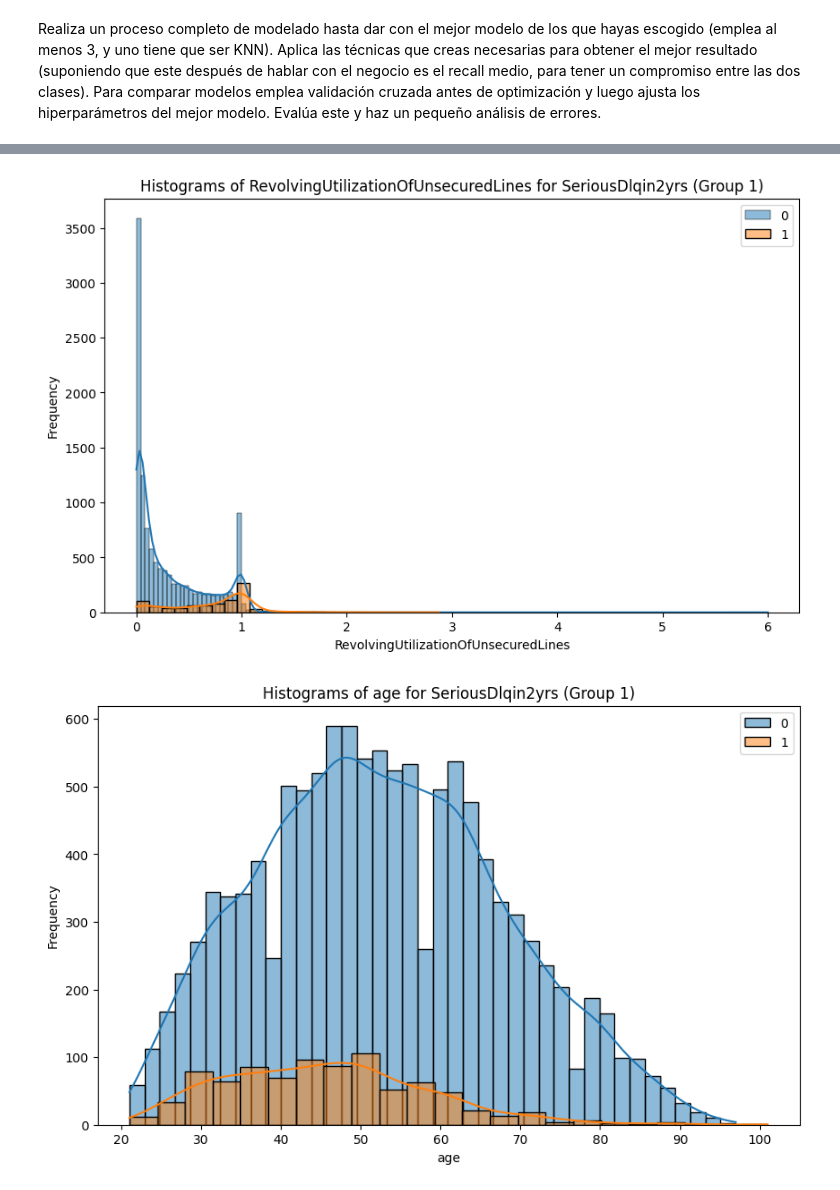
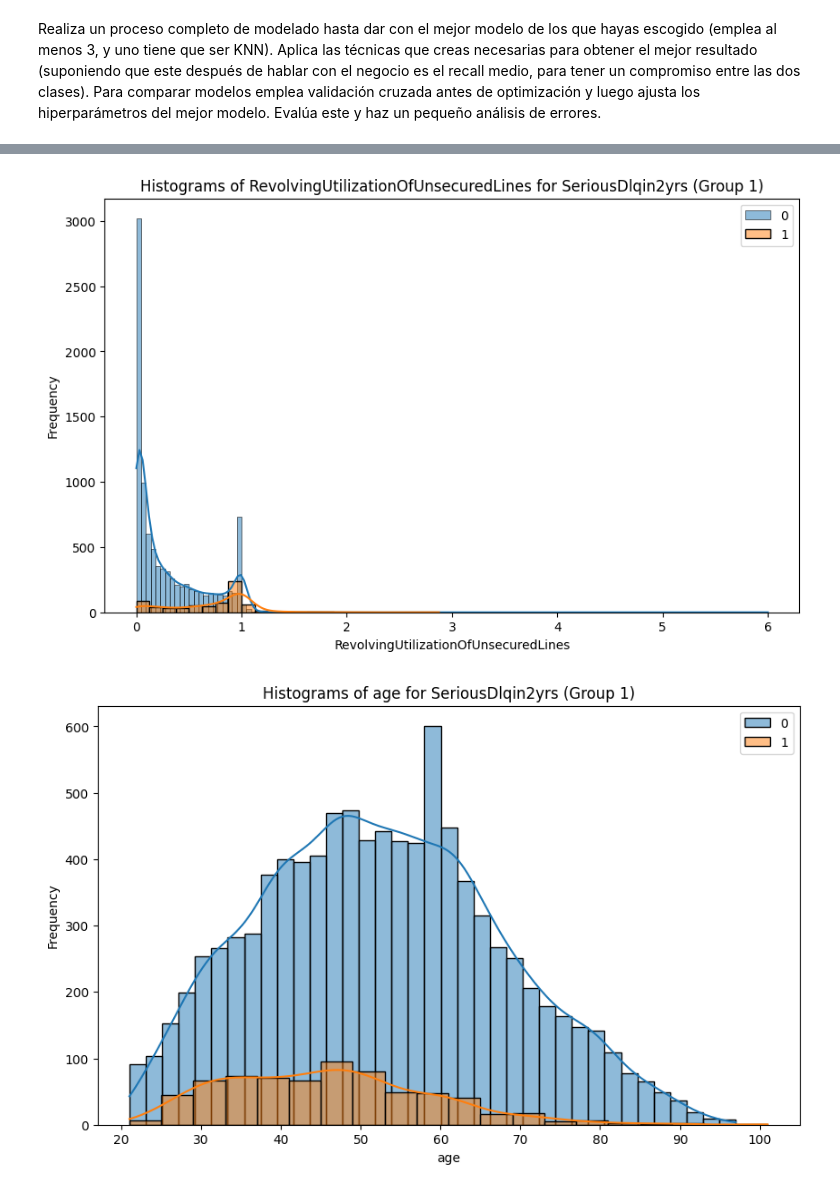
Before and after one commit to PedroHBas/DS-Online-PedroHBas, a Jupyter notebook: 04_Machine_Learning/Sprint_12/Unidad_01_ML_Supervisado_Otros_Modelos/03_Practica_Obligatoria/18_Practica_Obligatoria_Supervisado_Otros_Modelos.ipynb, the cells around one changed output, grey strips where cells are left out. Cells and saved outputs as stored; diff of their text form; code cells hidden in the pictures.

```diff
--- a/04_Machine_Learning/Sprint_12/Unidad_01_ML_Supervisado_Otros_Modelos/03_Practica_Obligatoria/18_Practica_Obligatoria_Supervisado_Otros_Modelos.ipynb
+++ b/04_Machine_Learning/Sprint_12/Unidad_01_ML_Supervisado_Otros_Modelos/03_Practica_Obligatoria/18_Practica_Obligatoria_Supervisado_Otros_Modelos.ipynb
@@ -137,4 +126,6 @@ df.describe()
+# %%
+train, test = model_selection.train_test_split(df, test_size=0.2, random_state=42, stratify=df[target])
 # %%
-for col in df.columns:
-    plot_grouped_histograms(df, cat_col= target, num_col= col, group_size= 3)
+for col in train.columns:
+    plot_grouped_histograms(train, cat_col= target, num_col= col, group_size= 3)
 # %% [output]
@@ -142,2 +133,2 @@ for col in df.columns:
-[figure, old version]
+[figure, new version]
-[figure, old version]
+[figure, new version]
```
Also changed, not shown: parts of 22 cells of this notebook.
